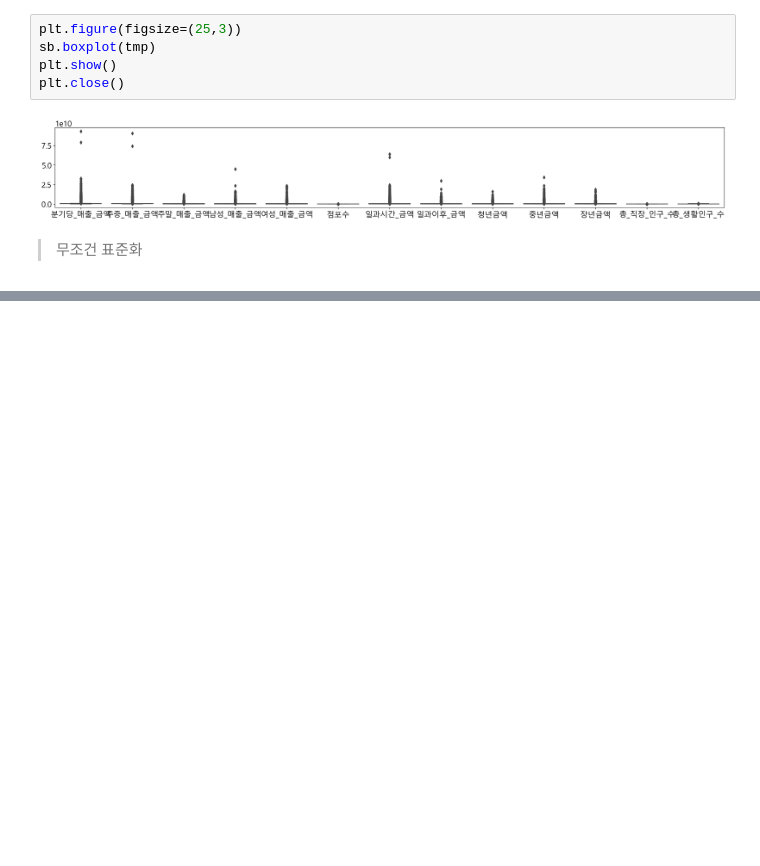
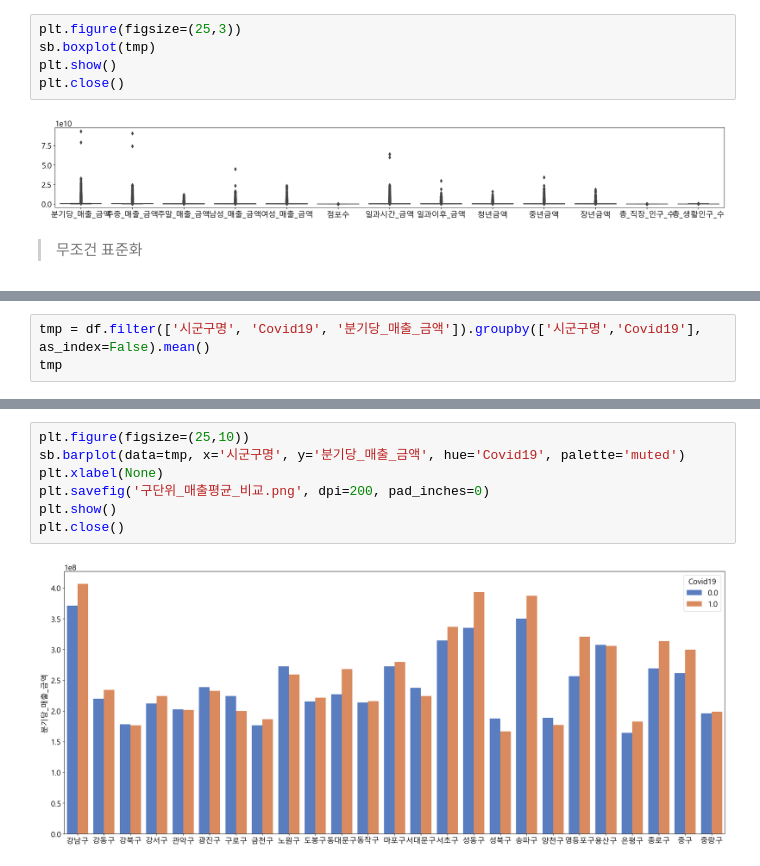
Before and after one commit to Jeeunun/Data_analysis_education_Closed, a Jupyter notebook: data_analysis/번외편/CDA.ipynb, the cells around one changed output, grey strips where cells are left out. Cells and saved outputs as stored; diff of their text form; blank space fills up the shorter version.

```diff
--- a/data_analysis/번외편/CDA.ipynb
+++ b/data_analysis/번외편/CDA.ipynb
@@ -133,0 +292,3 @@ plt.close()
+# %%
+tmp = df.filter(['시군구명', 'Covid19', '분기당_매출_금액']).groupby(['시군구명','Covid19'], as_index=False).mean()
+tmp
@@ -133,0 +313,9 @@ plt.close()
+# %%
+plt.figure(figsize=(25,10))
+sb.barplot(data=tmp, x='시군구명', y='분기당_매출_금액', hue='Covid19', palette='muted')
+plt.xlabel(None)
+plt.savefig('구단위_매출평균_비교.png', dpi=200, pad_inches=0)
+plt.show()
+plt.close()
+# %% [output]
+[figure, added]
```
Also changed, not shown: parts of 23 cells of this notebook, 8 other files.
